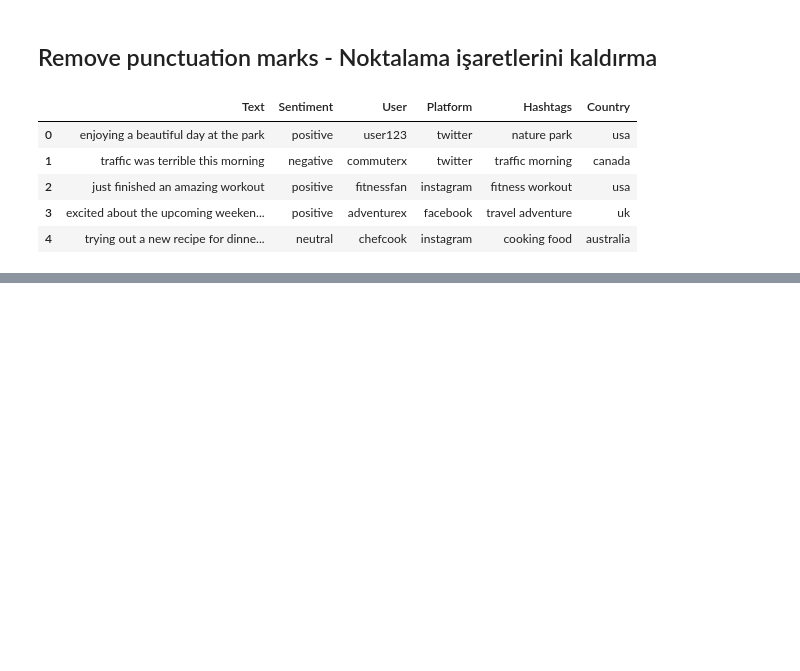
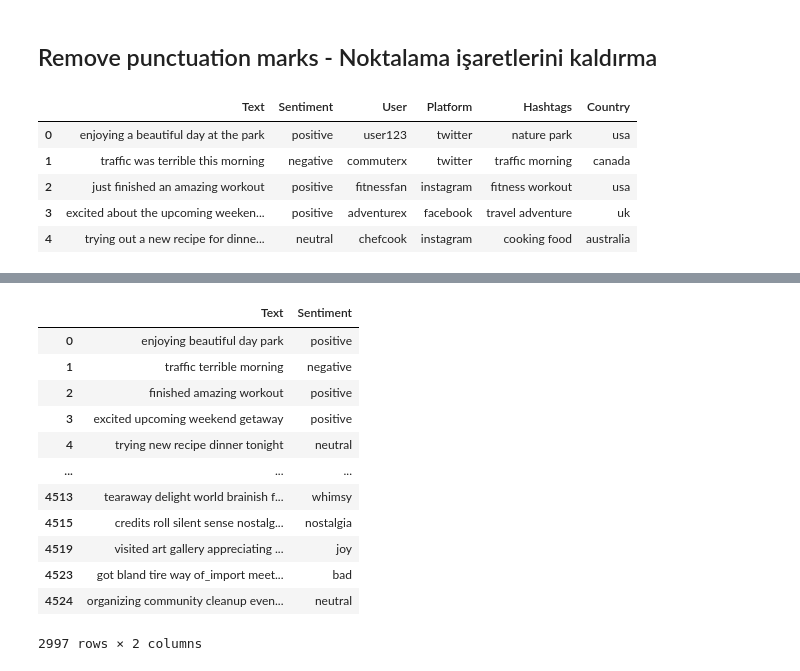
Before and after one commit to ilay-dncblk/DeusAICommonRepo, a Jupyter notebook: SenaVeAzizProje/SocialMediaSentimentsAnalysisDataset.ipynb, the cells around one changed output, grey strips where cells are left out. Saved outputs shown, nothing was run; the diff lists cells and outputs as text; code cells hidden in the pictures; blank space fills up the shorter version.

```diff
--- a/SenaVeAzizProje/SocialMediaSentimentsAnalysisDataset.ipynb
+++ b/SenaVeAzizProje/SocialMediaSentimentsAnalysisDataset.ipynb
@@ -75,0 +194,7 @@ dataFrame.head()
+# %%
+#üsteki pos türlerini wordnet kütüphanesi türüne çeviriyoruz
+def wordnet_pos_cevir(treebank_tag):
+    if treebank_tag.startswith('J'):
+        return wordnet.ADJ
+    else:
+        return None
@@ -75,0 +233,4 @@ dataFrame.head()
+# %%
+#örnek olarak sıfatları değişmiş cümleler
+for i in range(len(dataFrame.Text)):
+    print(sifatlari_es_anlamlarina_cevir(dataFrame.Text[i]))
@@ -75,0 +262,41 @@ dataFrame.head()
+# %%
+#es anlamli olan kelimeleri veri setine ekliyoruz bu işlemi tekrar sayısı kadar birden çok kez yapıyoruz ki daha fazla cümle üretilsin
+def es_anlamlilari_verisetine_ekle(dataframe, text, sentiment, tekrar):
+    for _ in range(tekrar):
+        yeni_satirlar = []
+
+        for i in range(len(dataframe)):
+            cumle = dataframe.iloc[i][text]
+            duygu = dataframe.iloc[i][sentiment]
+            yeni_cumle = sifatlari_es_anlamlarina_cevir(cumle)
+
+            yeni_satirlar.append({text: yeni_cumle, sentiment: duygu})
+
+        #oluşturdğumuz veri setlerini birleştirme işlemi
+        new_df = pd.DataFrame(yeni_satirlar)
+        dataframe = pd.concat([dataframe, new_df], ignore_index=True)
+
+        #tekrar eden öğeleri kaldırma işlemi
+        dataframe = dataframe.drop_duplicates(subset=text, keep='first')
+
+    return dataframe
+# %%
+#text ve sentiment sutünlarını yeni dataframe ekliyoruz
+yeni_dataframe = es_anlamlilari_verisetine_ekle(dataFrame, "Text", "Sentiment", tekrar=5)
+# %%
+#ana veri setindeki 732 satırlık yorum 3000+ satıra çıkarılmıştır.
+yeni_dataframe[["Text","Sentiment"]]
+# %% [output]
+|  | Text | Sentiment |
+| 0 | enjoying beautiful day park | positive |
+| 1 | traffic terrible morning | negative |
+| 2 | finished amazing workout | positive |
+| 3 | excited upcoming weekend getaway | positive |
+| 4 | trying new recipe dinner tonight | neutral |
+| ... | ... | ... |
+| 4513 | tearaway delight world brainish f... | whimsy |
+| 4515 | credits roll silent sense nostalg... | nostalgia |
+| 4519 | visited art gallery appreciating ... | joy |
+| 4523 | got bland tire way of_import meet... | bad |
+| 4524 | organizing community cleanup even... | neutral |
+2997 rows × 2 columns
```
Also changed, not shown: parts of 16 cells of this notebook.
